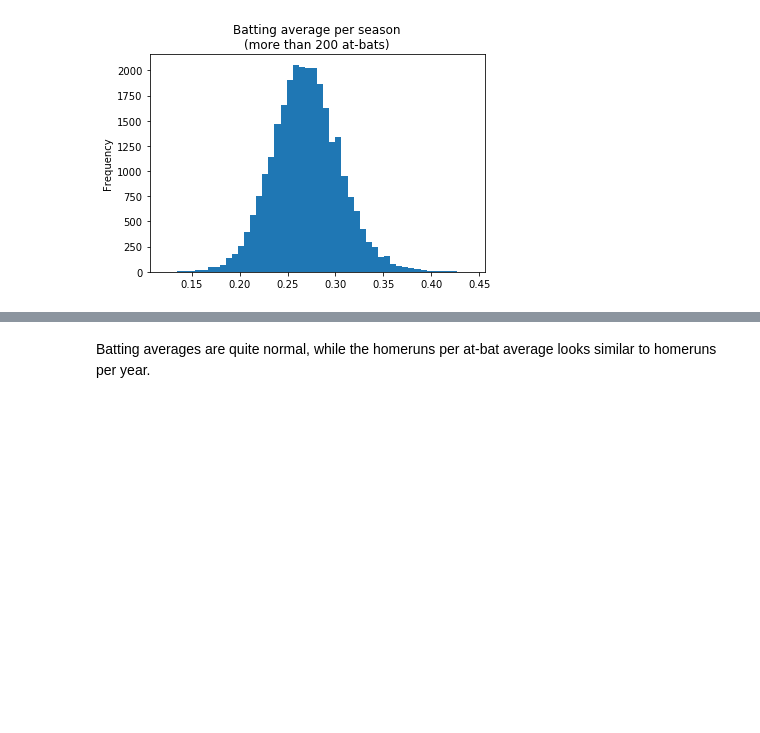
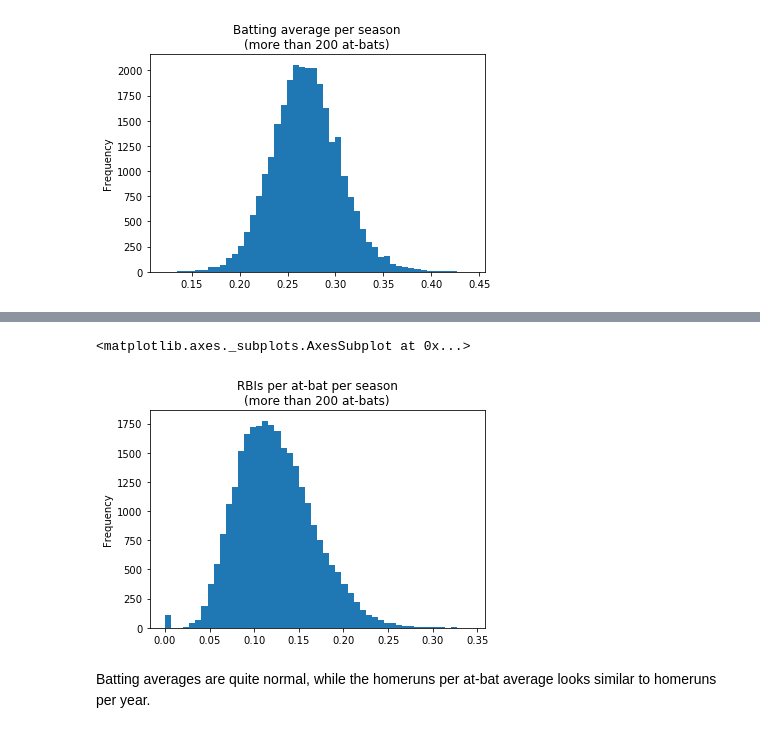
Before and after one commit to jnelson16/springboard-capstone, a Jupyter notebook: Data Story.ipynb, the cells around one changed output, grey strips where cells are left out. Saved outputs shown, nothing was run; the diff lists cells and outputs as text; code cells hidden in the pictures; blank space fills up the shorter version.

```diff
--- a/Data Story.ipynb
+++ b/Data Story.ipynb
@@ -204,3 +211,10 @@ hr_avg.plot(kind='hist', bins=50, title='Batting average per season\n(more than
+# %%
+min_ab = 200
+rbi_avg = batting[batting.ab>min_ab].rbi / batting[batting.ab>min_ab].ab
+rbi_avg.plot(kind='hist', bins=50, title='RBIs per at-bat per season\n(more than 200 at-bats)')
+# %% [output]
+<matplotlib.axes._subplots.AxesSubplot at 0x...>
+[figure, added]
 # %% [markdown]
 Batting averages are quite normal, while the homeruns per at-bat average looks similar to homeruns per year.
 # %% [markdown]
```
Also changed, not shown: parts of 25 cells of this notebook.
